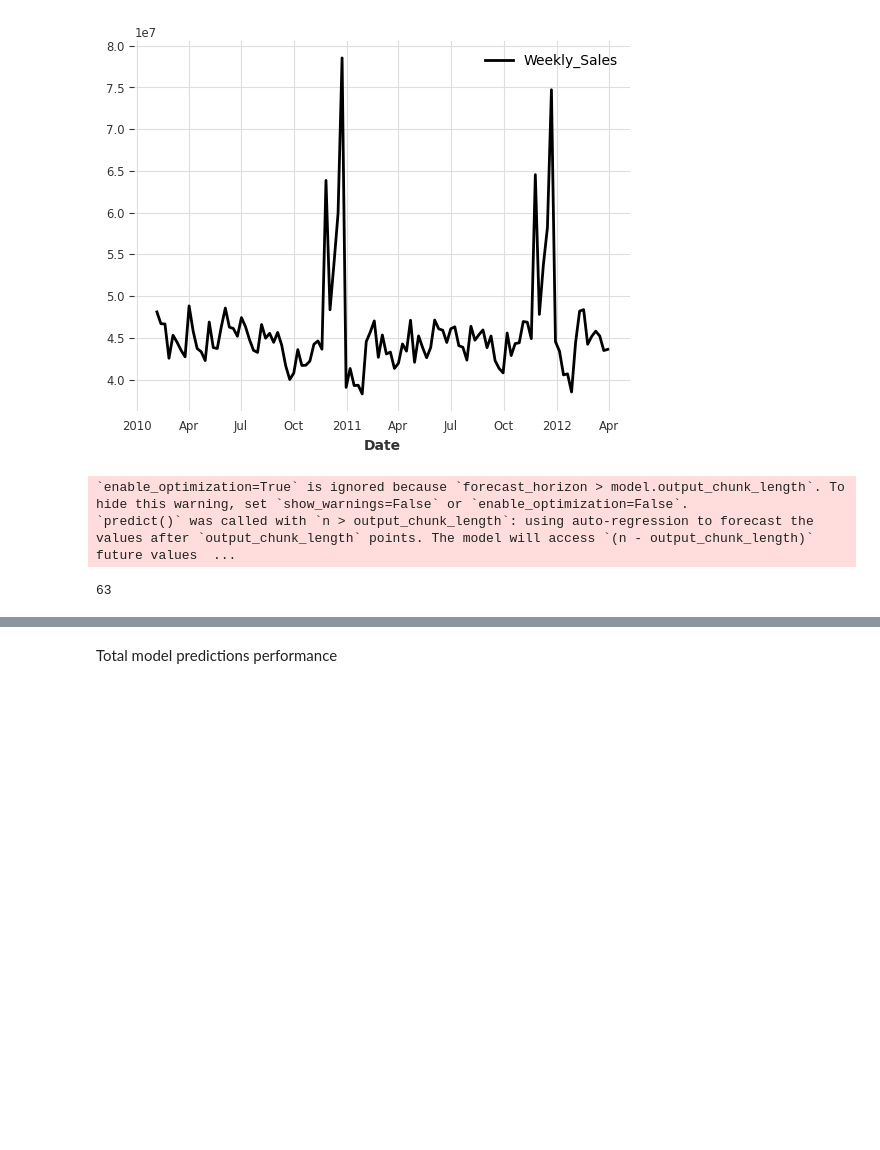
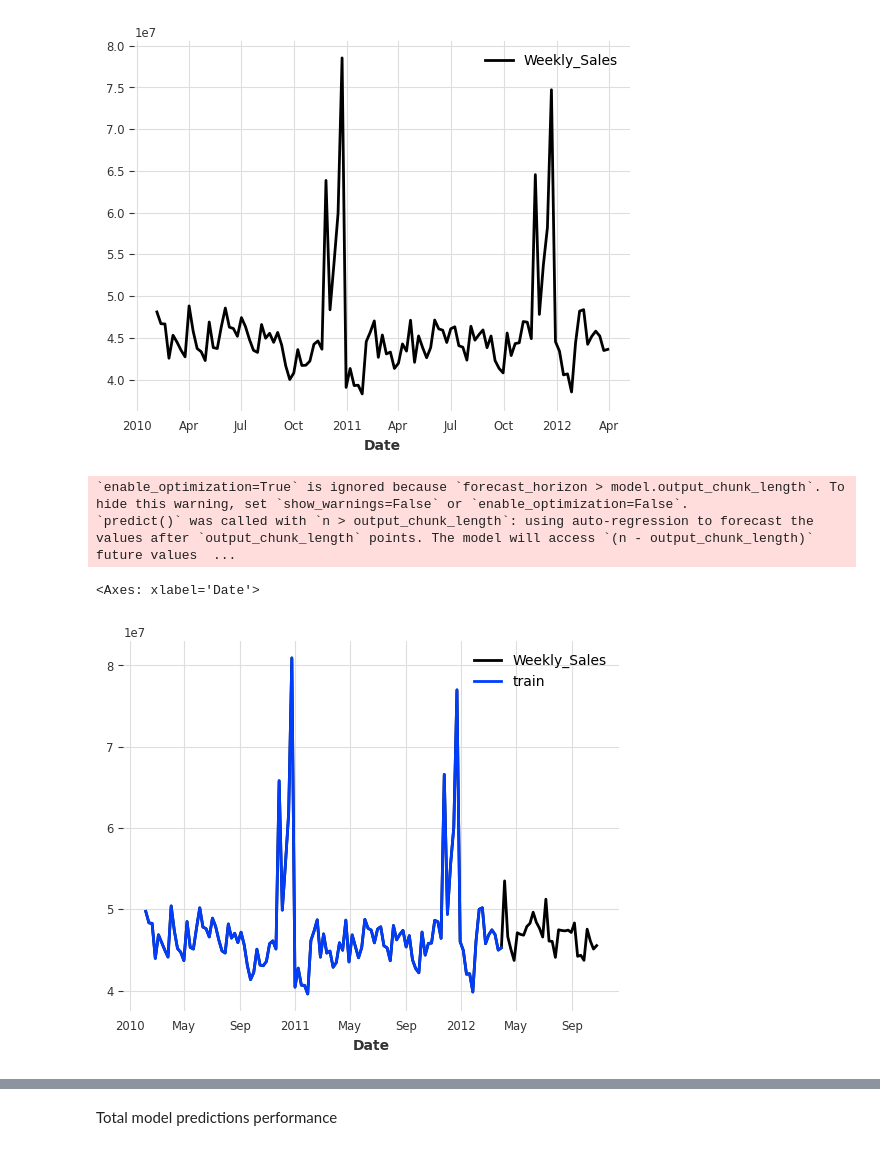
Before and after one commit to GuillermoSainz07/retail_mlops_project, a Jupyter notebook: notebooks/ml_exp.ipynb, the cells around one changed output, grey strips where cells are left out. Drawn from its saved outputs; the diff is of its cells as text; code cells hidden in the pictures; blank space fills up the shorter version.

```diff
--- a/notebooks/ml_exp.ipynb
+++ b/notebooks/ml_exp.ipynb
@@ -224,10 +226,6 @@ xgb_historical_forecast = model.historical_forecasts(series=y_ts,
 # %% [output]
 `enable_optimization=True` is ignored because `forecast_horizon > model.output_chunk_length`. To hide this warning, set `show_warnings=False` or `enable_optimization=False`.
 `predict()` was called with `n > output_chunk_length`: using auto-regression to forecast the values after `output_chunk_length` points. The model will access `(n - output_chunk_length)` future values  ...
-# %%
-len(xgb_historical_forecast[0])
-# %% [output]
-63
 # %%
 forecaste_plots = []
 
@@ -239,4 +237,11 @@ for j in range(len(xgb_historical_forecast[0])):
             plot += xgb_historical_forecast[i][j]
 
     forecaste_plots.append(plot)
+# %%
+sum(y_ts).plot()
+sum(y_train).plot(label='train')
+#sum(y_test).plot()
+# %% [output]
+<Axes: xlabel='Date'>
+[figure, added]
 # %%
```
Also changed, not shown: parts of 10 cells of this notebook, 10 other files.
